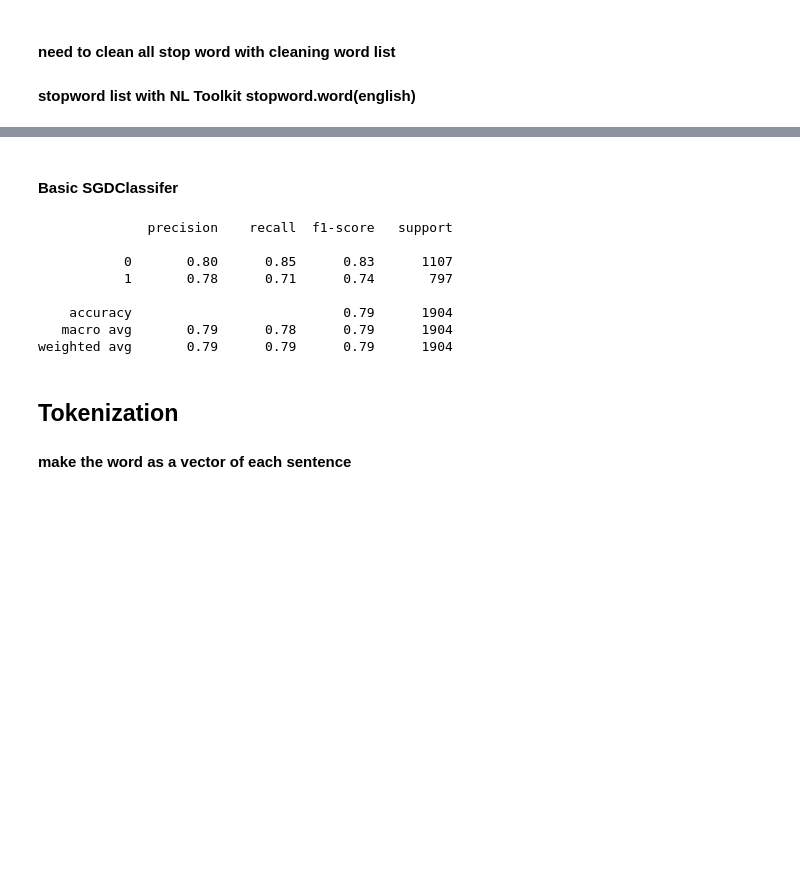
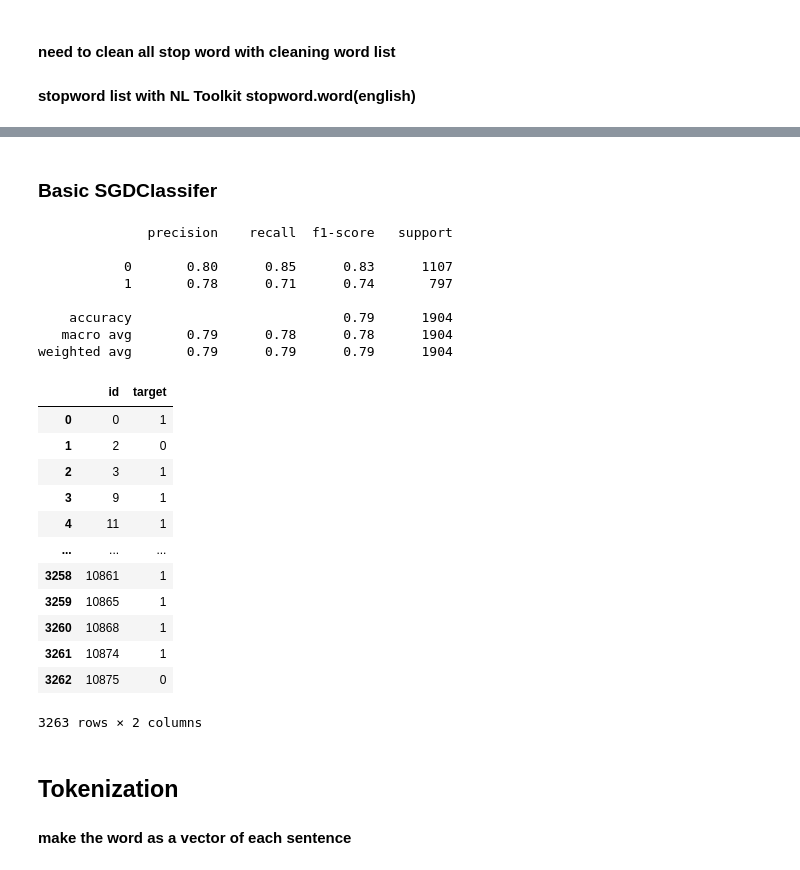
Before and after one commit to RyanTokManMokMTM/NLP_Final, a Jupyter notebook: nlp_getting_started.ipynb, the cells around one changed output, grey strips where cells are left out. Drawn from its saved outputs; the diff is of its cells as text; code cells hidden in the pictures; blank space fills up the shorter version.

```diff
--- a/nlp_getting_started.ipynb
+++ b/nlp_getting_started.ipynb
@@ -149,15 +133,6 @@ tesing emoji
 # %%
 #define a clean text function
 def clean_texts(text):
-  '''
-  textList:
-   a list for all text has to clean up
-  1.change all text to lower
-  2.remove url
-  3.remove html
-  4.remove emoji
-  5.return the text
-  '''
   text = text.lower()
   #clean all not a-zA-z0-9 text
   textRe = re.compile("(@[A-Za-z0-9]+)|([^0-9A-Za-z \t])|(\w+:\/\/\S+)|^rt|http.+?")
@@ -270,7 +179,7 @@ all_clean_text[:10]
 from sklearn.model_selection import train_test_split
 x_train,x_test,y_train,y_test = train_test_split(all_clean_text,label,random_state = 0)
 # %% [markdown]
-#### Basic SGDClassifer
+### Basic SGDClassifer
 # %%
 from sklearn.pipeline import Pipeline
 from sklearn.linear_model import SGDClassifier
@@ -298,8 +207,30 @@ print(classification_report(y_test,predict))
            1       0.78      0.71      0.74       797
 
     accuracy                           0.79      1904
-   macro avg       0.79      0.78      0.79      1904
+   macro avg       0.79      0.78      0.78      1904
 weighted avg       0.79      0.79      0.79      1904
+# %%
+predict = model.predict(all_clean_text_test)
+# %%
+predict_submission = pd.read_csv("sample_submission.csv")
+predict_submission["target"] = predict
+predict_submission.to_csv("nlp_submission_sgd.csv",index = False)
+# %%
+predict_submission
+# %% [output]
+|  | id | target |
+| 0 | 0 | 1 |
+| 1 | 2 | 0 |
+| 2 | 3 | 1 |
+| 3 | 9 | 1 |
+| 4 | 11 | 1 |
+| ... | ... | ... |
+| 3258 | 10861 | 1 |
+| 3259 | 10865 | 1 |
+| 3260 | 10868 | 1 |
+| 3261 | 10874 | 1 |
+| 3262 | 10875 | 0 |
+3263 rows × 2 columns
 # %% [markdown]
 ## Tokenization
 #### make the word as a vector of each sentence
```
Also changed, not shown: parts of 18 cells of this notebook.
